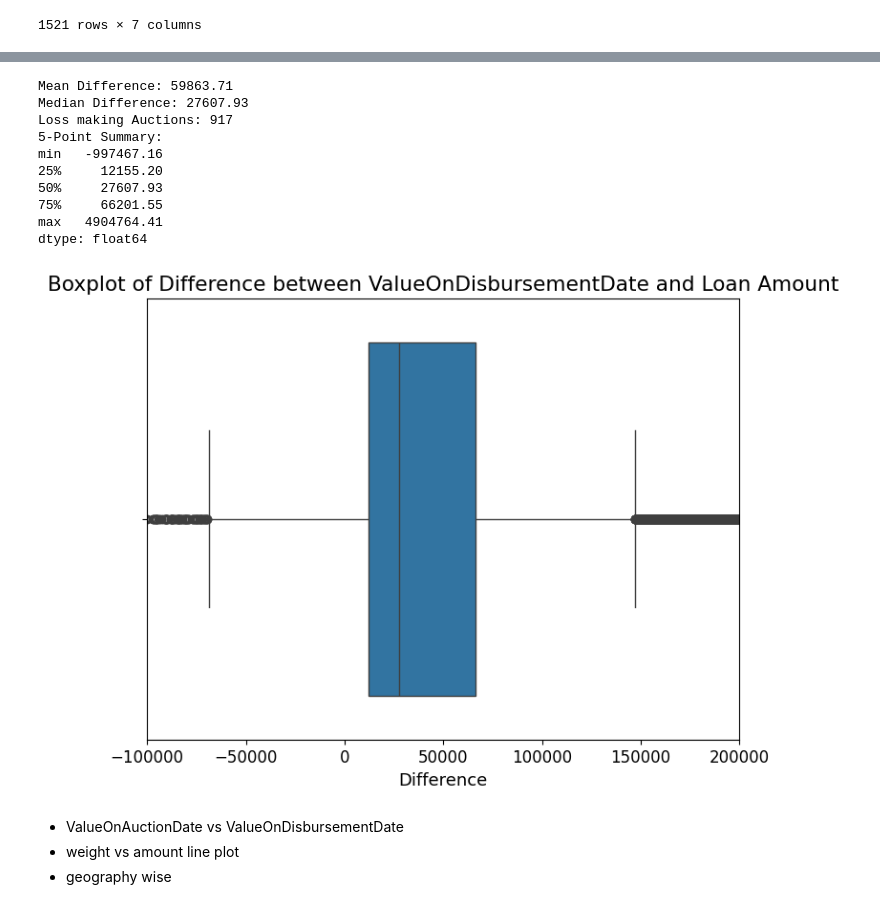
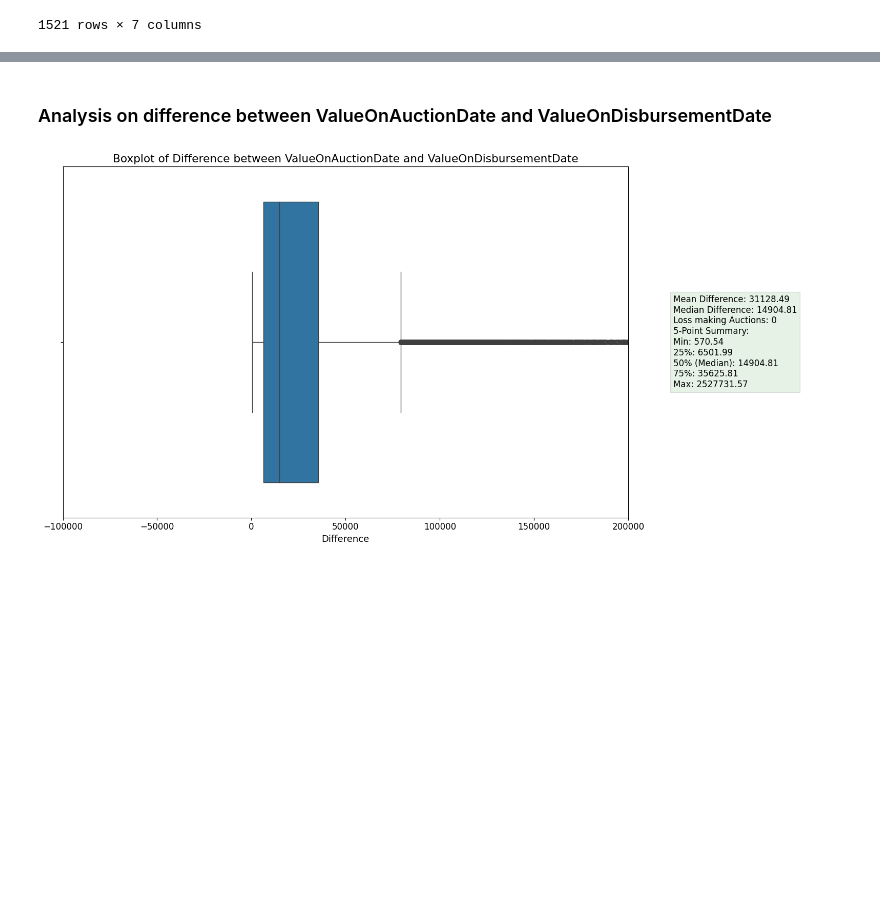
Before and after one commit to sachin27b/gold_auction, a Jupyter notebook: Notebook/eda.ipynb, the cells around one changed output, grey strips where cells are left out. Cells and saved outputs as stored; diff of their text form; code cells hidden in the pictures; blank space fills up the shorter version.

```diff
--- a/Notebook/eda.ipynb
+++ b/Notebook/eda.ipynb
@@ -332,0 +578,9 @@ memory usage: 3.5+ MB
+# %%
+# 5. Loan Cycle
+plt.figure(figsize=(10, 6))
+sns.countplot(x='Number of Ornaments', data=rows_greater_than_40_percent, order=rows_greater_than_40_percent['Number of Ornaments'].value_counts().index)
+plt.title('Number of Ornaments')
+plt.xlim(-1,20)
+plt.rc('xtick', labelsize=12)
+plt.rc('ytick', labelsize=12)
+plt.show()
@@ -332,0 +589,10 @@ memory usage: 3.5+ MB
+# %%
+plt.figure(figsize=(20, 10))
+sns.histplot(rows_greater_than_40_percent['Gross Auction Weight of Ornaments(gm)'], bins=100)
+plt.title('Gross Auction Weight of Ornaments(gm)')
+plt.ticklabel_format(style='plain')
+plt.xticks(np.arange(0, max(df['Gross Auction Weight of Ornaments(gm)'])+1, 10))
+plt.rc('xtick', labelsize=12)
+plt.rc('ytick', labelsize=12)
+plt.xlim(0,100)
+plt.show()
@@ -366,37 +683,37 @@ Length: 1012, dtype: float64
+# %% [markdown]
+### Analysis on difference between ValueOnAuctionDate and ValueOnDisbursementDate
 # %%
-difference = df_merged['ValueOnAuctionDate'] - df_merged['Loan Amount']
+difference = df_merged['ValueOnAuctionDate'] - df_merged['ValueOnDisbursementDate']
+
 count_diff_less_than_zero = (difference < 0).sum()
 mean_diff = difference.mean()
 median_diff = difference.median()
 
 five_point_summary = difference.describe(percentiles=[0.25, 0.5, 0.75])[['min', '25%', '50%', '75%', 'max']]
 
-pd.set_option('display.float_format', lambda x: '%.2f' % x)
+summary_text = (
+    f"Mean Difference: {mean_diff:.2f}\n"
+    f"Median Difference: {median_diff:.2f}\n"
+    f"Loss making Auctions: {count_diff_less_than_zero}\n"
+    f"5-Point Summary:\n"
+    f"Min: {five_point_summary['min']:.2f}\n"
+    f"25%: {five_point_summary['25%']:.2f}\n"
+    f"50% (Median): {five_point_summary['50%']:.2f}\n"
+    f"75%: {five_point_summary['75%']:.2f}\n"
+    f"Max: {five_point_summary['max']:.2f}"
+)
 
-print(f"Mean Difference: {mean_diff:.2f}")
-print(f"Median Difference: {median_diff:.2f}")
-print(f"Loss making Auctions: {count_diff_less_than_zero}")
-print(f"5-Point Summary:\n{five_point_summary}")
+fig, axs = plt.subplots(1, 2, figsize=(16, 8), gridspec_kw={'width_ratios': [3, 1]})
 
-plt.figure(figsize=(8, 6))
-sns.boxplot(x=difference)
-plt.title('Boxplot of Difference between ValueOnDisbursementDate and Loan Amount')
-plt.xlabel('Difference')
-plt.xlim(-100000,200000)
+sns.boxplot(x=difference, ax=axs[0])
+axs[0].set_title('Boxplot of Difference between ValueOnAuctionDate and ValueOnDisbursementDate')
+axs[0].set_xlabel('Difference')
+axs[0].set_xlim(-100000, 200000)
+
+axs[1].axis('off')
+axs[1].text(0.1, 0.5, summary_text, fontsize=12, verticalalignment='center', bbox=dict(facecolor='green', alpha=0.1))
+
+plt.tight_layout()
 plt.show()
 # %% [output]
-Mean Difference: 59863.71
-Median Difference: 27607.93
-Loss making Auctions: 917
-5-Point Summary:
-min   -997467.16
-25%     12155.20
-50%     27607.93
-75%     66201.55
-max   4904764.41
-dtype: float64
-[figure, old version]
+[figure, new version]
-# %% [markdown]
-- ValueOnAuctionDate vs ValueOnDisbursementDate
-- weight vs amount line plot
-- geography wise
```
Also changed, not shown: parts of 47 cells of this notebook, 6 other files.
